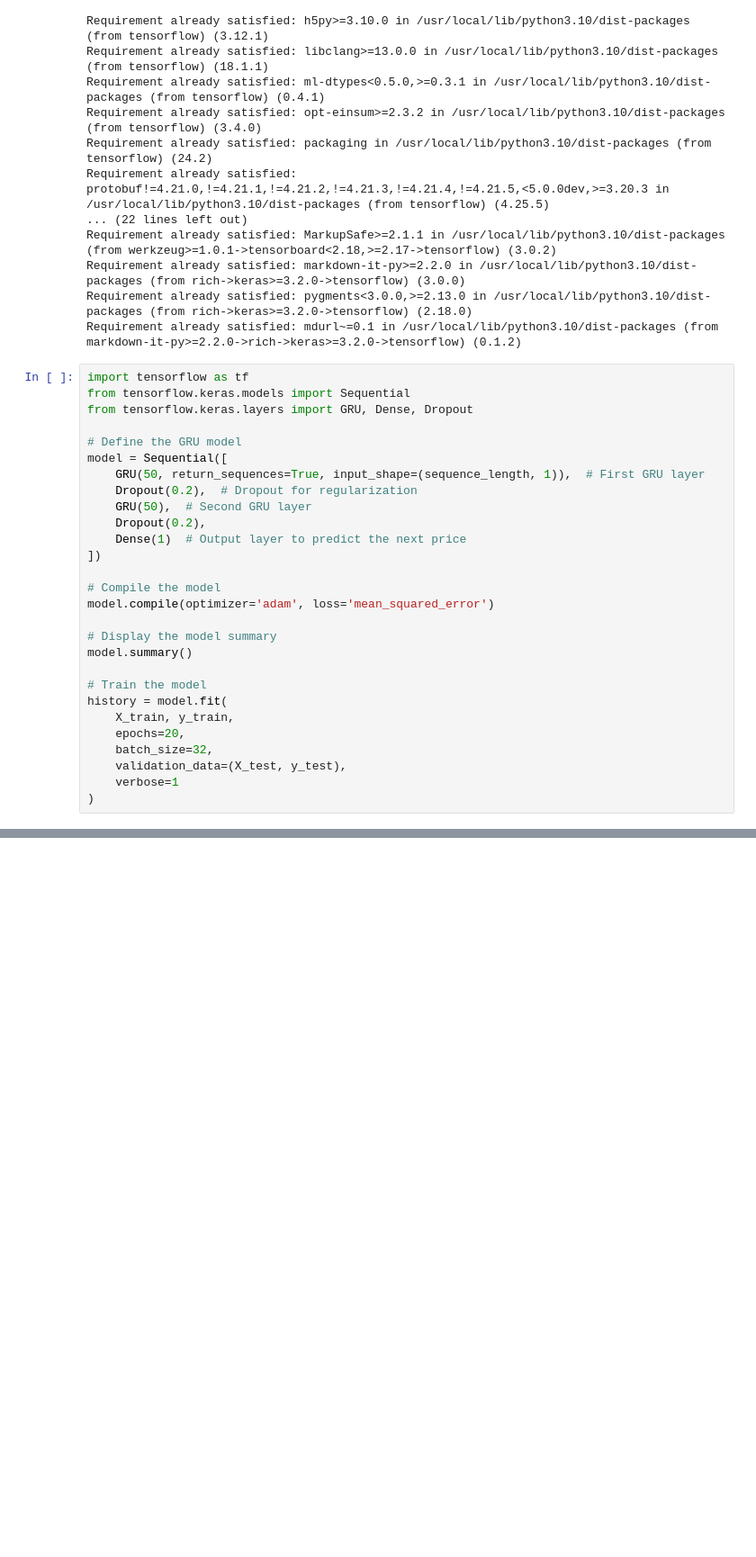
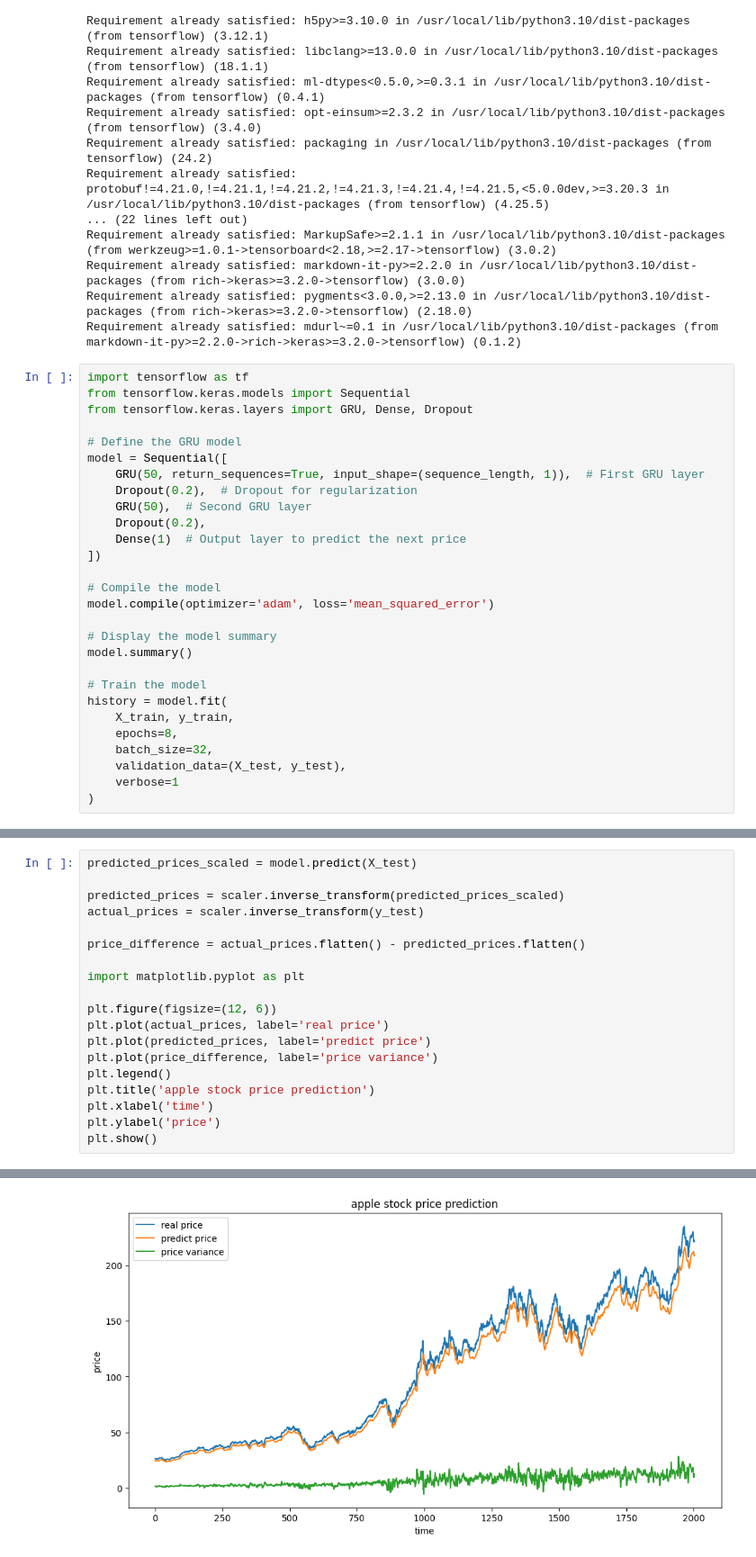
Before and after one commit to PuiPu/data_sci_final_project, a Jupyter notebook: GRU.ipynb, the cells around one changed output, grey strips where cells are left out. Shown: that part at 90% size. Drawn from its saved outputs; the diff is of its cells as text; blank space fills up the shorter version.

```diff
--- a/GRU.ipynb
+++ b/GRU.ipynb
@@ -132,7 +132,7 @@ model.summary()
 # Train the model
 history = model.fit(
     X_train, y_train,
-    epochs=20,
+    epochs=8,
     batch_size=32,
     validation_data=(X_test, y_test),
     verbose=1
@@ -174,0 +174,20 @@ Epoch 20/20
+# %%
+predicted_prices_scaled = model.predict(X_test)
+
+predicted_prices = scaler.inverse_transform(predicted_prices_scaled)
+actual_prices = scaler.inverse_transform(y_test)
+
+price_difference = actual_prices.flatten() - predicted_prices.flatten()
+
+import matplotlib.pyplot as plt
+
+plt.figure(figsize=(12, 6))
+plt.plot(actual_prices, label='real price')
+plt.plot(predicted_prices, label='predict price')
+plt.plot(price_difference, label='price variance')
+plt.legend()
+plt.title('apple stock price prediction')
+plt.xlabel('time')
+plt.ylabel('price')
+plt.show()
+# %% [output]
@@ -174,0 +195 @@ Epoch 20/20
+[figure, added]
```
Also changed, not shown: parts of 3 cells of this notebook.
